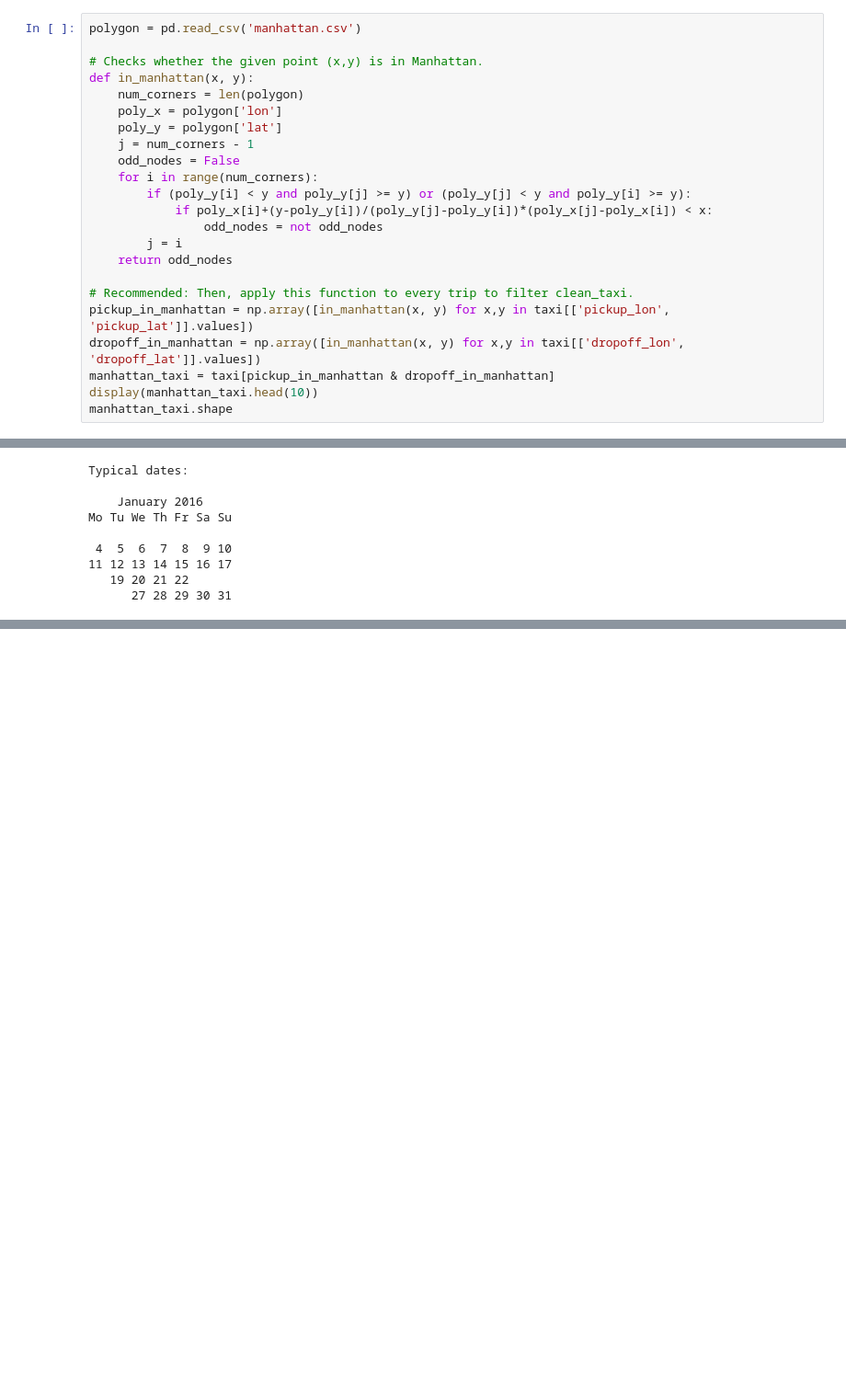
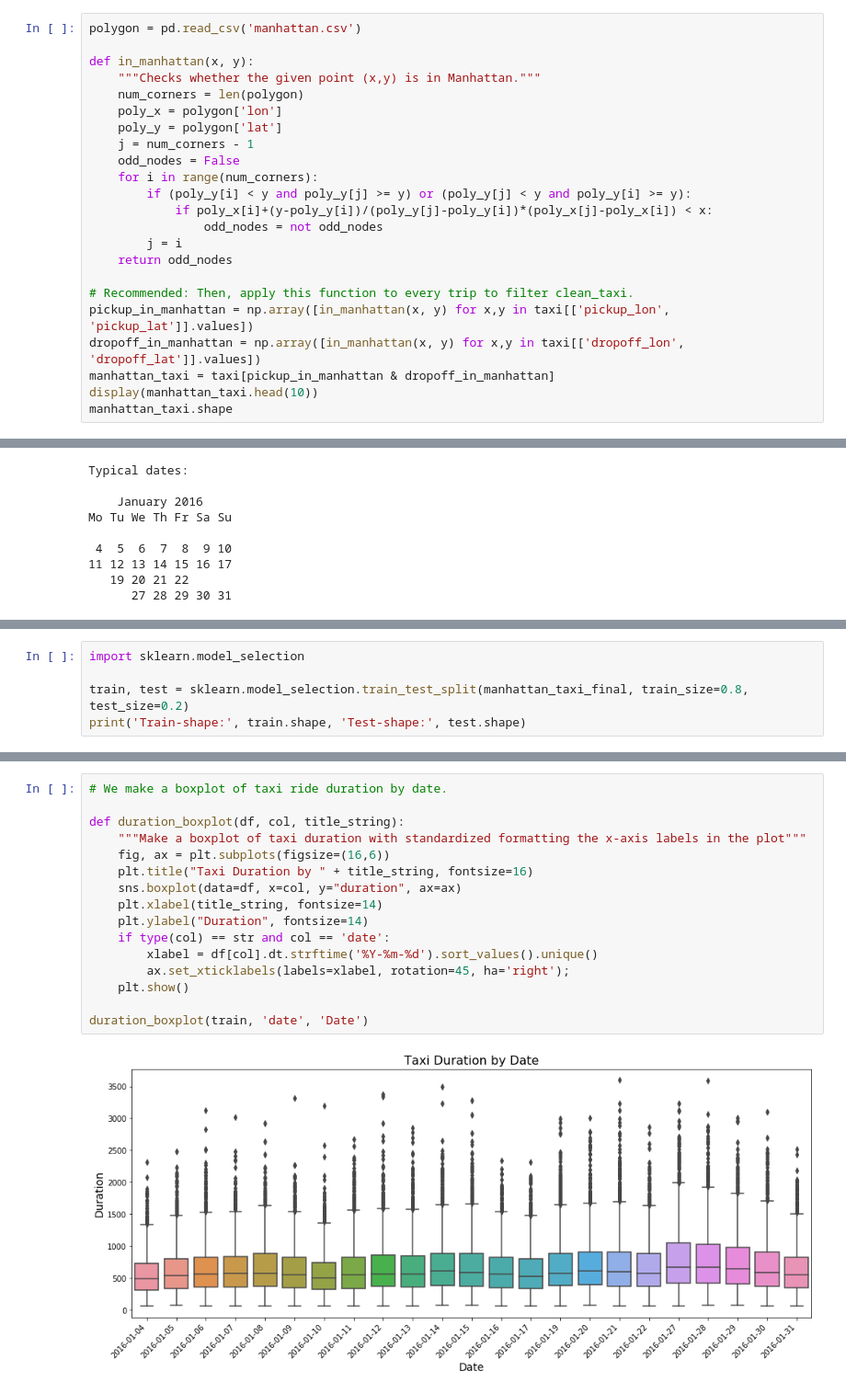
Before and after one commit to jcpagadora/Predict-Taxi-Ride-Duration, a Jupyter notebook: Predicting Manhattan Taxi Ride Duration.ipynb, the cells around one changed output, grey strips where cells are left out. Shown at 92% size. Cells and saved outputs as stored; diff of their text form; blank space fills up the shorter version.

Commit message:
Design Matrix and baseline constant model

```diff
--- a/Predicting Manhattan Taxi Ride Duration.ipynb
+++ b/Predicting Manhattan Taxi Ride Duration.ipynb
@@ -88,8 +94,8 @@ We can already see an outline of the streets of Manhattan, along with other poin
 # %%
 polygon = pd.read_csv('manhattan.csv')
 
-# Checks whether the given point (x,y) is in Manhattan.
 def in_manhattan(x, y):
+    """Checks whether the given point (x,y) is in Manhattan."""
     num_corners = len(polygon)
     poly_x = polygon['lon']
     poly_y = polygon['lat']
@@ -185,0 +194,5 @@ Mo Tu We Th Fr Sa Su
+# %%
+import sklearn.model_selection
+
+train, test = sklearn.model_selection.train_test_split(manhattan_taxi_final, train_size=0.8, test_size=0.2)
+print('Train-shape:', train.shape, 'Test-shape:', test.shape)
@@ -185,0 +201,18 @@ Mo Tu We Th Fr Sa Su
+# %%
+# We make a boxplot of taxi ride duration by date.
+
+def duration_boxplot(df, col, title_string):
+    """Make a boxplot of taxi duration with standardized formatting the x-axis labels in the plot"""
+    fig, ax = plt.subplots(figsize=(16,6))
+    plt.title("Taxi Duration by " + title_string, fontsize=16)
+    sns.boxplot(data=df, x=col, y="duration", ax=ax)
+    plt.xlabel(title_string, fontsize=14)
+    plt.ylabel("Duration", fontsize=14)
+    if type(col) == str and col == 'date':
+        xlabel = df[col].dt.strftime('%Y-%m-%d').sort_values().unique()
+        ax.set_xticklabels(labels=xlabel, rotation=45, ha='right');
+    plt.show()
+
+duration_boxplot(train, 'date', 'Date')
+# %% [output]
+[figure, added]
```
Also changed, not shown: parts of 32 cells of this notebook.
